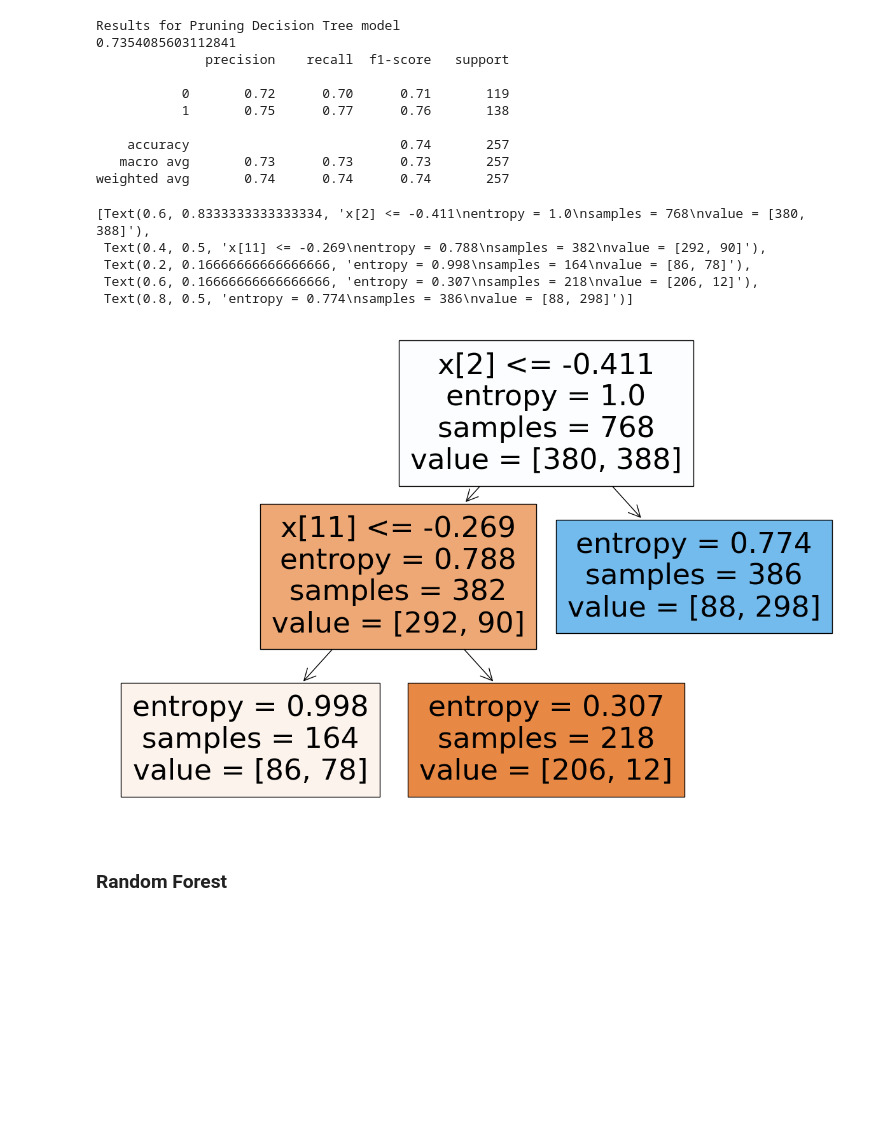
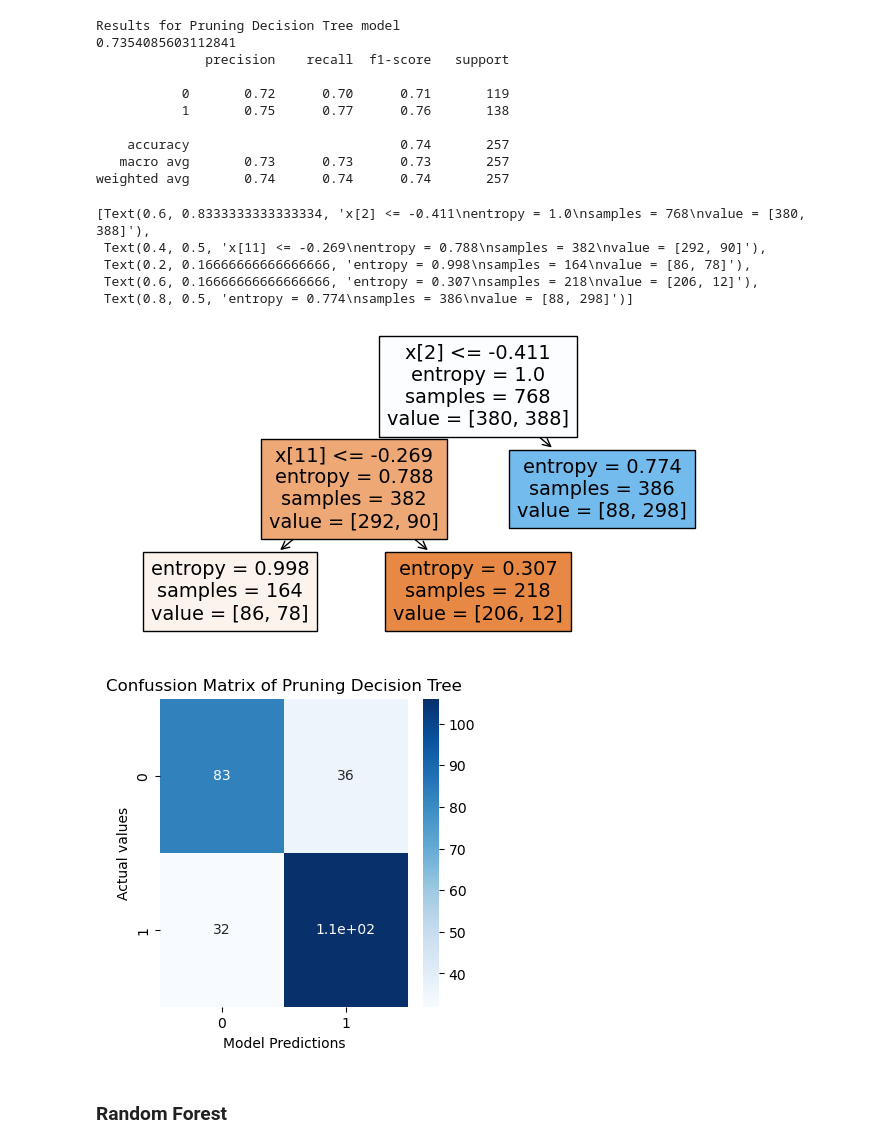
Before and after one commit to paulkli355/HeartFailure_Classification, a Jupyter notebook: classifier.ipynb, the cells around one changed output. Drawn from its saved outputs; the diff is of its cells as text; code cells hidden in the pictures; blank space fills up the shorter version.

Commit message:
confusion matrixes added

```diff
--- a/classifier.ipynb
+++ b/classifier.ipynb
@@ -183,15 +195,25 @@ Results for Pruning Decision Tree model
    macro avg       0.73      0.73      0.73       257
 weighted avg       0.74      0.74      0.74       257
 # %%
-plt.figure(figsize=(15,10))
+plt.figure(figsize=(8,4))
 tree.plot_tree(pdt_model, filled=True)
 # %% [output]
 [Text(0.6, 0.8333333333333334, 'x[2] <= -0.411\nentropy = 1.0\nsamples = 768\nvalue = [380, 388]'),
  Text(0.4, 0.5, 'x[11] <= -0.269\nentropy = 0.788\nsamples = 382\nvalue = [292, 90]'),
  Text(0.2, 0.16666666666666666, 'entropy = 0.998\nsamples = 164\nvalue = [86, 78]'),
  Text(0.6, 0.16666666666666666, 'entropy = 0.307\nsamples = 218\nvalue = [206, 12]'),
  Text(0.8, 0.5, 'entropy = 0.774\nsamples = 386\nvalue = [88, 298]')]
-[figure, old version]
+[figure, new version]
+# %%
+plt.figure(figsize=(4,4))
+cm = confusion_matrix(y_test, pdt_predictions)
+ax = sns.heatmap(cm, annot=True, cmap="Blues")
+ax.set_xlabel('Model Predictions')
+ax.set_ylabel('Actual values')
+plt.title('Confussion Matrix of Pruning Decision Tree')
+plt.show()
+# %% [output]
+[figure, added]
 # %% [markdown]
 ### Random Forest
 # %%
```
Also changed, not shown: parts of 18 cells of this notebook.
